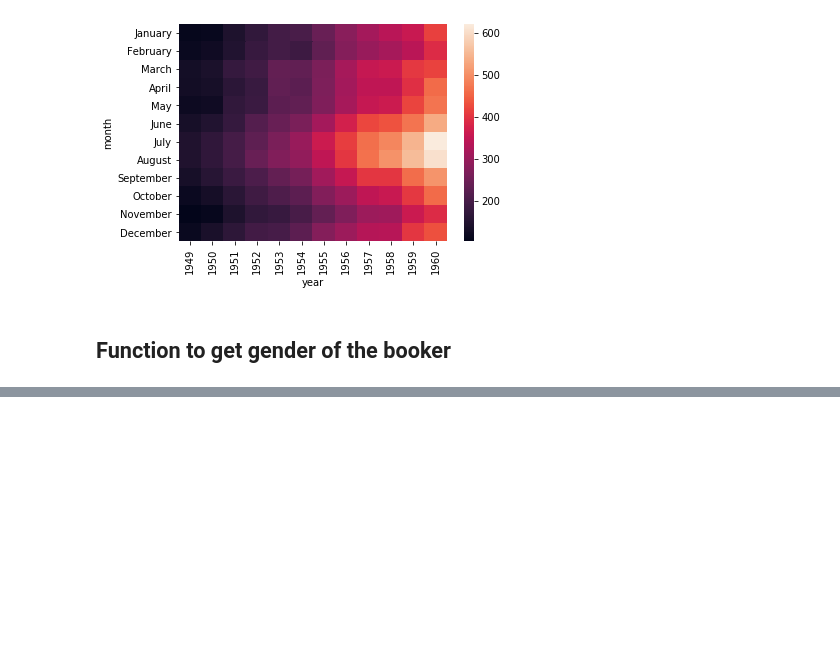
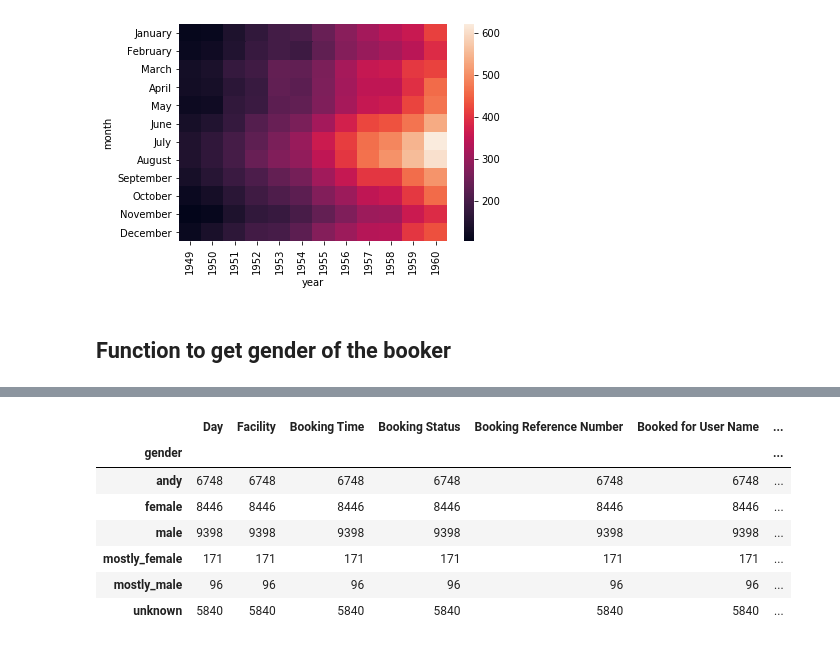
Before and after one commit to y4nrui/SMU-BIA-DAP-Project-1920, a Jupyter notebook: y4nrui_gender_guesser.ipynb, the cells around one changed output, grey strips where cells are left out. Saved outputs shown, nothing was run; the diff lists cells and outputs as text; code cells hidden in the pictures; blank space fills up the shorter version.

```diff
--- a/y4nrui_gender_guesser.ipynb
+++ b/y4nrui_gender_guesser.ipynb
@@ -234,0 +257,11 @@ def _get_gender(name):
+# %%
+data.groupby(['gender']).count()
+# %% [output]
+|  | Day | Facility | Booking Time | Booking Status | Booking Reference Number | Booked for User Name | ... |
+| gender |  |  |  |  |  |  | ... |
+| andy | 6748 | 6748 | 6748 | 6748 | 6748 | 6748 | ... |
+| female | 8446 | 8446 | 8446 | 8446 | 8446 | 8446 | ... |
+| male | 9398 | 9398 | 9398 | 9398 | 9398 | 9398 | ... |
+| mostly_female | 171 | 171 | 171 | 171 | 171 | 171 | ... |
+| mostly_male | 96 | 96 | 96 | 96 | 96 | 96 | ... |
+| unknown | 5840 | 5840 | 5840 | 5840 | 5840 | 5840 | ... |
```
Also changed, not shown: parts of 13 cells of this notebook.
